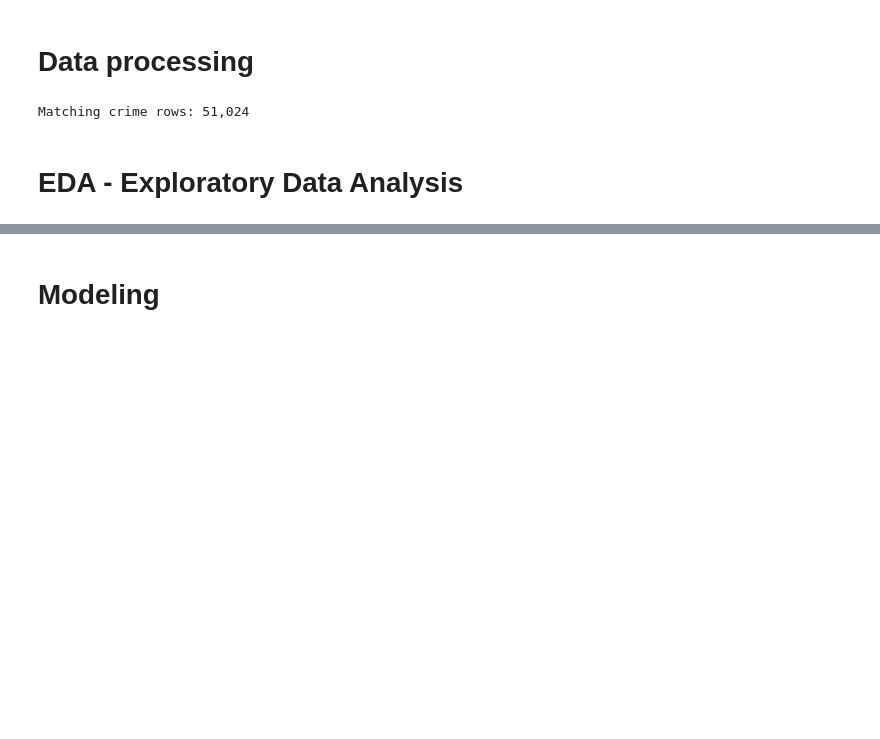
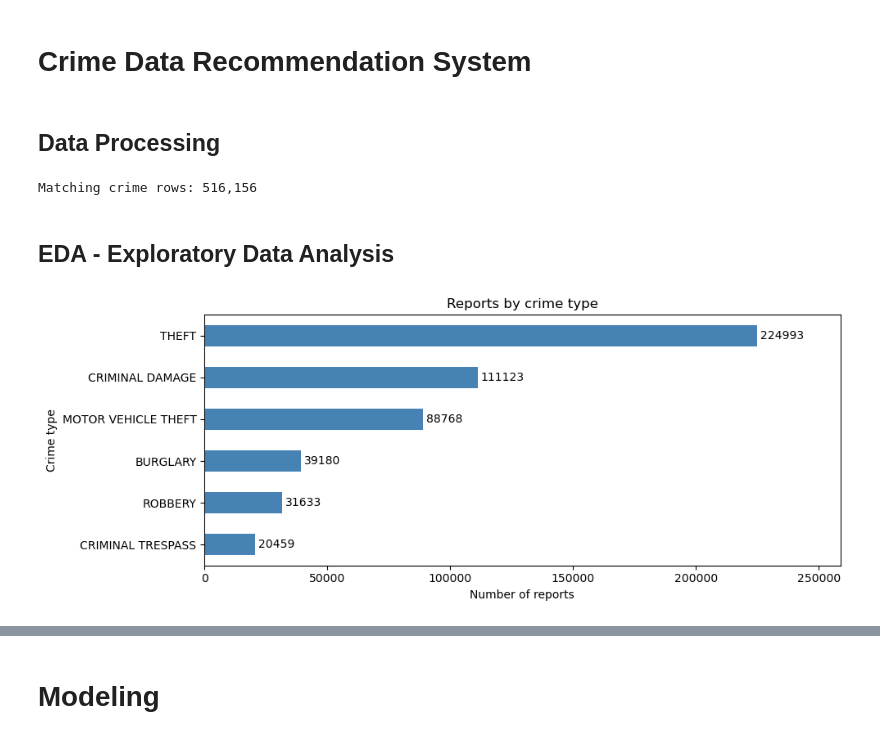
Before and after one commit to BenMiller0/CSE158_Assignment2, a Jupyter notebook: workbook.ipynb, the cells around one changed output, grey strips where cells are left out. Drawn from its saved outputs; the diff is of its cells as text; code cells hidden in the pictures; blank space fills up the shorter version.

```diff
--- a/workbook.ipynb
+++ b/workbook.ipynb
@@ -6,15 +1,24 @@ import pandas as pd
+# %% [markdown]
+# Crime Data Recommendation System
 # %% [markdown]
-# Data processing
+## Data Processing
 # %%
+from pathlib import Path
+import matplotlib.pyplot as plt
+import numpy as np
+import pandas as pd
+
+# Load data
 csv_path = Path("data/chicago_crimes.csv")
 if csv_path.exists():
     df = pd.read_csv(csv_path)
 else:
-    url = "https://data.cityofchicago.org/resource/ijzp-q8t2.csv?$limit=100000"
+    url = "https://data.cityofchicago.org/resource/ijzp-q8t2.csv?$limit=1000000"
     df = pd.read_csv(url)
     csv_path.parent.mkdir(parents=True, exist_ok=True)
     df.to_csv(csv_path, index=False)
 
+# Only include the following crimes
 crime_types = [
     "ROBBERY",
     "THEFT",
@@ -25,7 +29,20 @@ crime_types = [
 ]
 df = df.loc[df["primary_type"].isin(crime_types)].copy()
 print(f"Matching crime rows: {len(df):,}")
+
+# Drop un-needed features
 # %% [output]
-Matching crime rows: 51,024
+Matching crime rows: 516,156
 # %% [markdown]
-# EDA - Exploratory Data Analysis
+## EDA - Exploratory Data Analysis
+# %%
+# Distribution of crime types
+crime_counts = df["primary_type"].value_counts().sort_values()
+ax = crime_counts.plot.barh(figsize=(10, 4), color="steelblue")
+ax.set(title="Reports by crime type", xlabel="Number of reports", ylabel="Crime type")
+ax.bar_label(ax.containers[0], padding=3)
+ax.margins(x=0.15)
+plt.tight_layout()
+plt.show()
+# %% [output]
+[figure, added]
```
Also changed, not shown: parts of 8 cells of this notebook, 1 other file.
